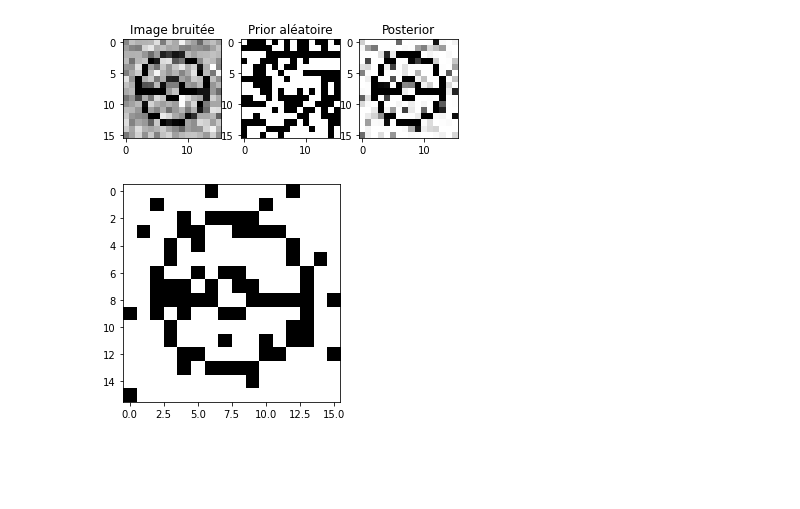
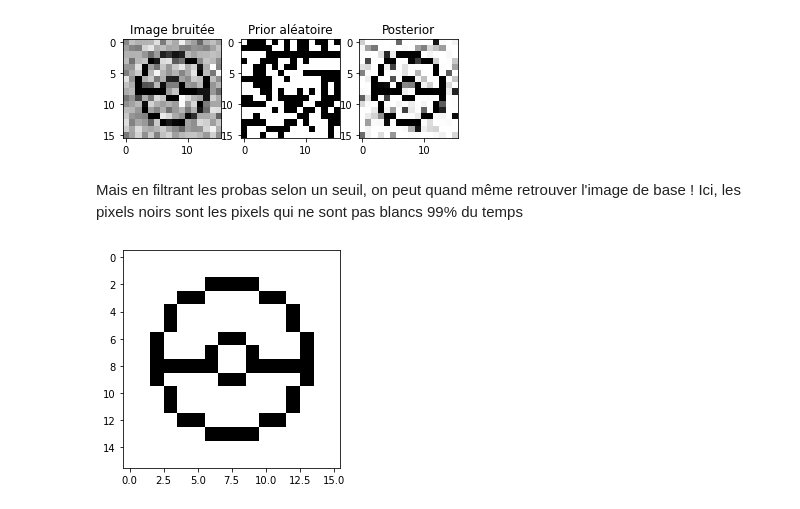
Before and after one commit to gvermersch/Ising_MC, a Jupyter notebook: MAIN.ipynb, the cells around one changed output. Saved outputs shown, nothing was run; the diff lists cells and outputs as text; code cells hidden in the pictures; blank space fills up the shorter version.

Commit message:
travail images avec biais

```diff
--- a/MAIN.ipynb
+++ b/MAIN.ipynb
@@ -9,0 +9,11 @@ A priori, 1 = blanc, 0 = noir
+# %%
+matrix_color = [np.array([[0,1,0],[1,0,1],[0,1,0]]),
+                np.array([[1,0,1],[0,1,0],[1,0,1]]),
+                np.array([[0,255,0],[255,0,255],[0,255,0]]),
+                np.array([[255,0,255],[0,255,0],[255,0,255]])]
+fig, axs = plt.subplots(2, 2)
+axs[0,0].imshow(matrix_color[0], cmap = "gray")
+axs[0,1].imshow(matrix_color[1], cmap = "gray")
+axs[1,0].imshow(matrix_color[2], cmap = "gray")
+axs[1,1].imshow(matrix_color[3], cmap = "gray")
+plt.show()
@@ -180,9 +200,13 @@ def posterior_to_binary(posterior, seuil):
         print("Erreur: le seuil choisi ne correspond pas à une fréquence")
         return False
 
-    posterior_nb = np.zeros(posterior.shape, dtype = np.float64)
-    posterior_nb[posterior > seuil] = 1
+    # On remplit l'image de blanc
+    posterior_nb = np.ones(posterior.shape, dtype = np.float64)
 
+    # On met des pixels noirs là où ils sont très peu souvent blancs
+    # Comme on relève la fréquence des pixels blancs, il faut qu'on soit inférieur à un seuil
+    # Cad qu'on met noirs les pixels très peu souvent blancs
+    posterior_nb[posterior < seuil] = 0
     plt.imshow(posterior_nb, cmap = "gray")
     plt.show()
 
@@ -244,7 +271,10 @@ posterior = get_posterior("data/poke_noise_TAU=0.2.png", 10, 100, ALPHA = 0.01,
                           deter = False)
 # %% [output]
 [figure]
+# %% [markdown]
+Mais en filtrant les probas selon un seuil, on peut quand même retrouver l'image de base !
+Ici, les pixels noirs sont les pixels qui ne sont pas blancs 99% du temps
 # %%
-postbin = posterior_to_binary(posterior, seuil = 0.5)
+post_nb = posterior_to_binary(posterior, seuil = 0.01)
 # %% [output]
-[figure, old version]
+[figure, new version]
```
Also changed, not shown: parts of 15 cells of this notebook, 7 other files.
